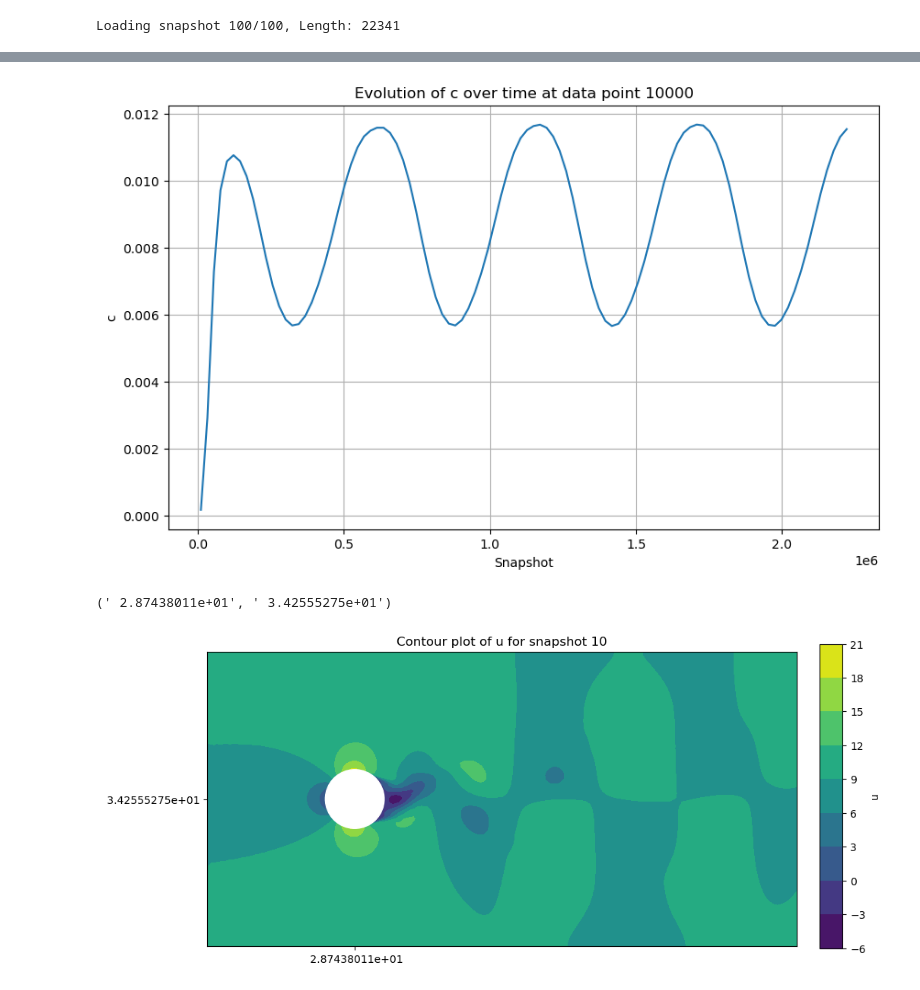
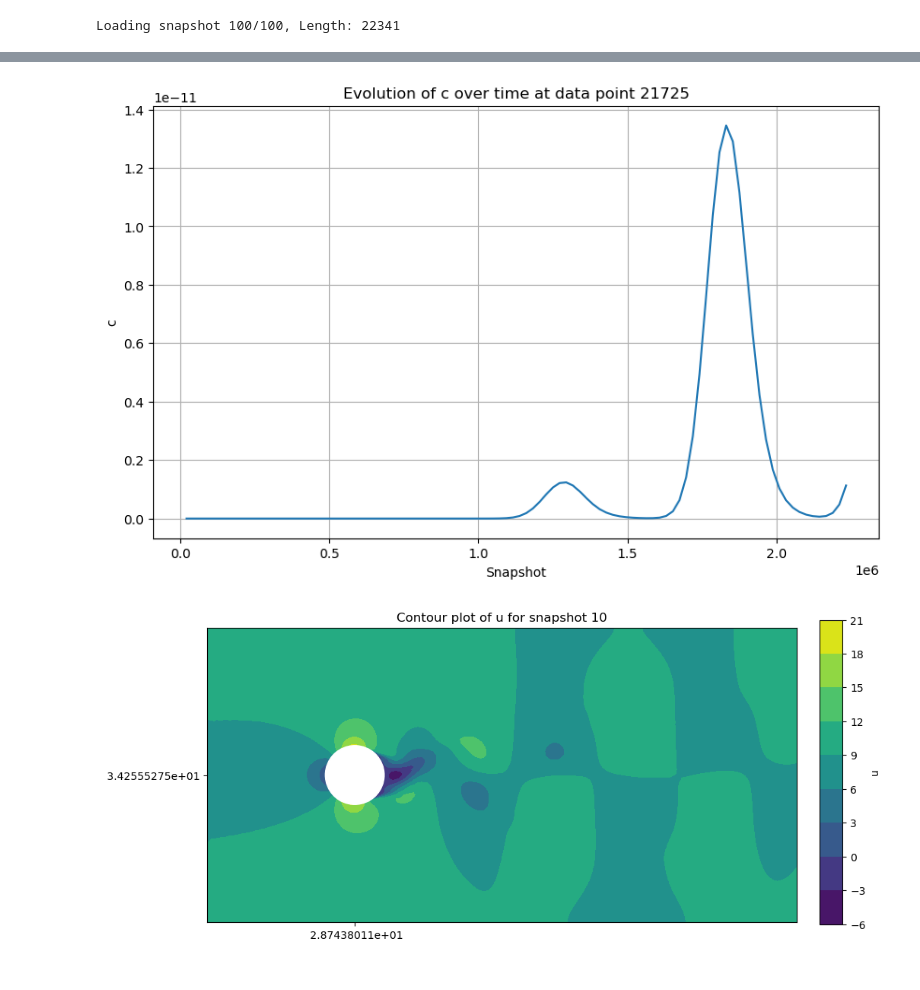
Before and after one commit to zomorodiyan/show_aditya, a Jupyter notebook: csv_plot.ipynb, the cells around one changed output, grey strips where cells are left out. Cells and saved outputs as stored; diff of their text form; code cells hidden in the pictures.

```diff
--- a/csv_plot.ipynb
+++ b/csv_plot.ipynb
@@ -91,7 +99,7 @@ def determine_wind_and_leak(file_path):
     return wind, leak_x, leak_y, leak_s
 # %%
 file_path="./nmh.csv"
-#data=load_csv(file_path)
+data=load_csv(file_path)
 # %% [output]
 Loading snapshot 100/100, Length: 22341
 # %%
@@ -110,7 +118,7 @@ def plot_variable_evolution(df, index, variable='c'):
         raise ValueError("Index must be between 0 and 22340")
 
     # Extracting the variable data for the specific point across all snapshots
-    variable_data = df[variable].iloc[index::22341].astype(np.float32)
+    variable_data = df[variable].iloc[index::22341].astype(np.float64)
 
     # Plotting
     plt.figure(figsize=(10, 6))
@@ -123,13 +151,21 @@ def plot_variable_evolution(df, index, variable='c'):
 # %%
-# Example usage
+# Find the sensor_index for (x_loc, y_loc)
 sensor_index = 10000
-plot_variable_evolution(data, sensor_index)
-x_sensor = data.iloc[sensor_index]['x']
-y_sensor = data.iloc[sensor_index]['y']
-print((x_sensor, y_sensor))
+def find_index(x_loc,y_loc,eps = 5):
+    for sensor_i in range(22341):
+        x_sensor = float(data.iloc[sensor_i]['x'])
+        y_sensor = float(data.iloc[sensor_i]['y'])
+        if x_loc-eps< x_sensor and x_sensor < x_loc+eps:
+            if y_loc-eps<y_sensor and y_sensor < y_loc + eps:
+                return sensor_i
-# %% [output]
-[figure, removed]
-(' 2.87438011e+01', ' 3.42555275e+01')
+# %%
+x_loc = 500
+y_loc = 180
+sensor_index_1 = find_index(x_loc, y_loc)
+# %%
+plot_variable_evolution(data, sensor_index_1, variable='c')
+# %% [output]
+[figure, added]
 # %%
 def plot_contour(df, snapshot_number, variable='c'):
     # Check if the snapshot number is valid
```
Also changed, not shown: parts of 2 cells of this notebook.
